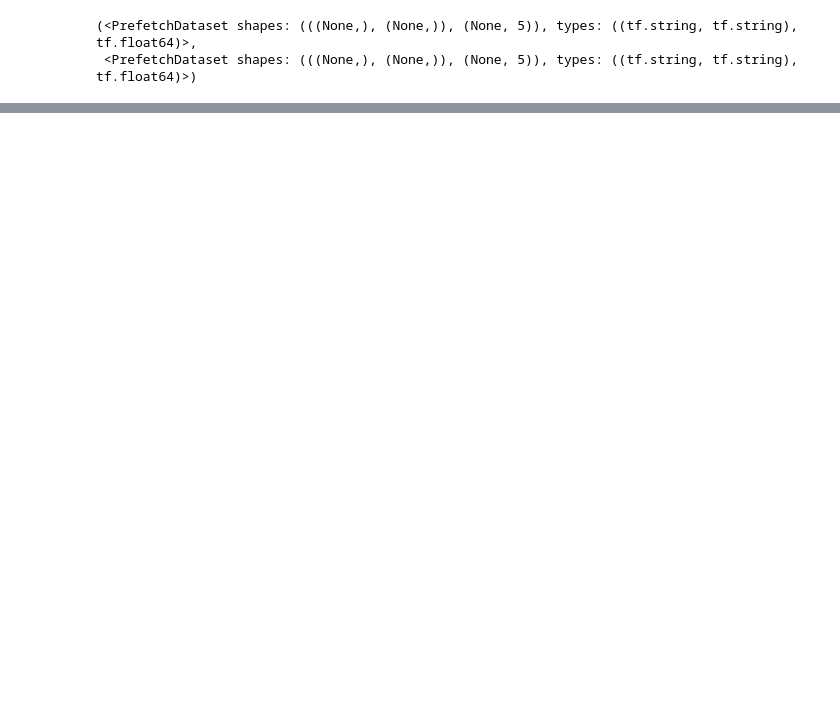
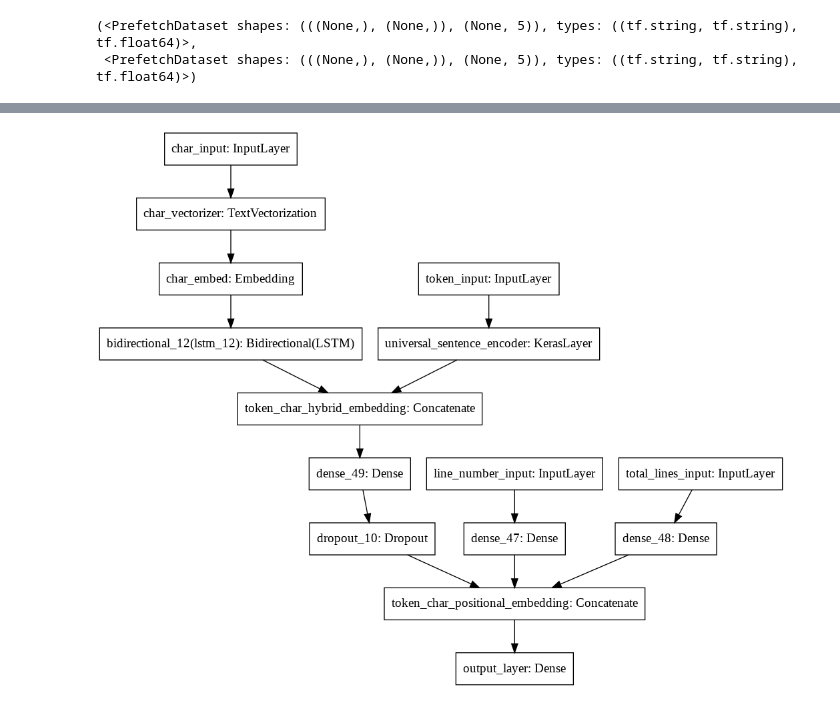
Before and after one commit to BOSOEK/ICT_Learn, a Jupyter notebook: 20210918/study_nlp.ipynb, the cells around one changed output, grey strips where cells are left out. Saved outputs shown, nothing was run; the diff lists cells and outputs as text; code cells hidden in the pictures; blank space fills up the shorter version.

```diff
--- a/20210918/study_nlp.ipynb
+++ b/20210918/study_nlp.ipynb
@@ -1081,0 +1278,5 @@ TypeError: in user code:
+# %%
+from tensorflow.keras.utils import plot_model
+plot_model(model_5)
+# %% [output]
+[figure, added]
```
Also changed, not shown: parts of 63 cells of this notebook.
